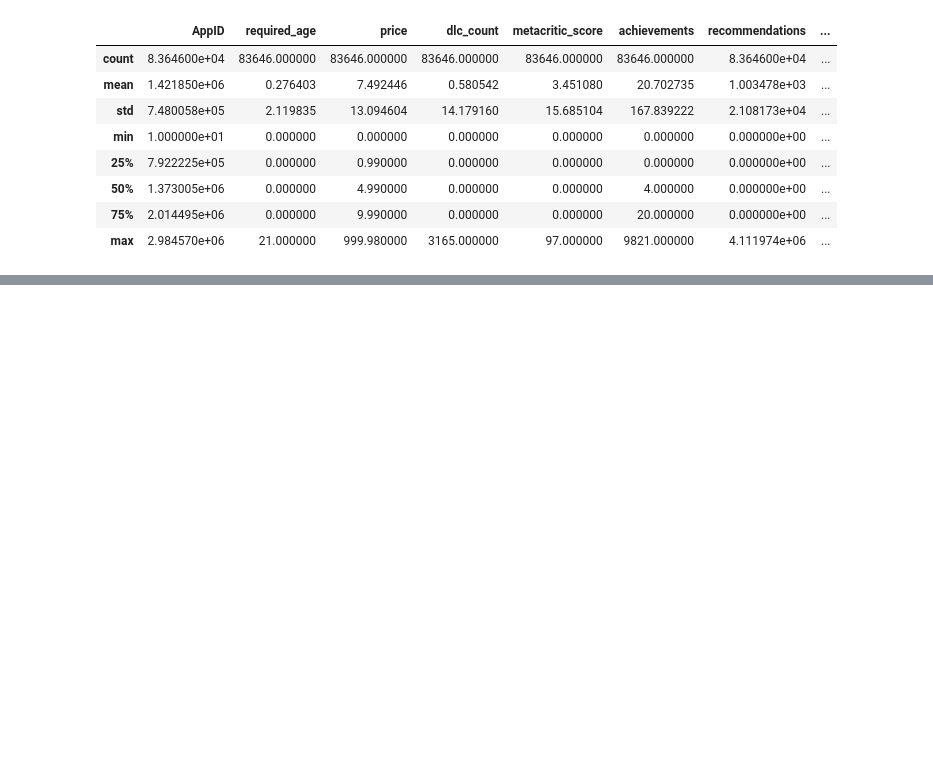
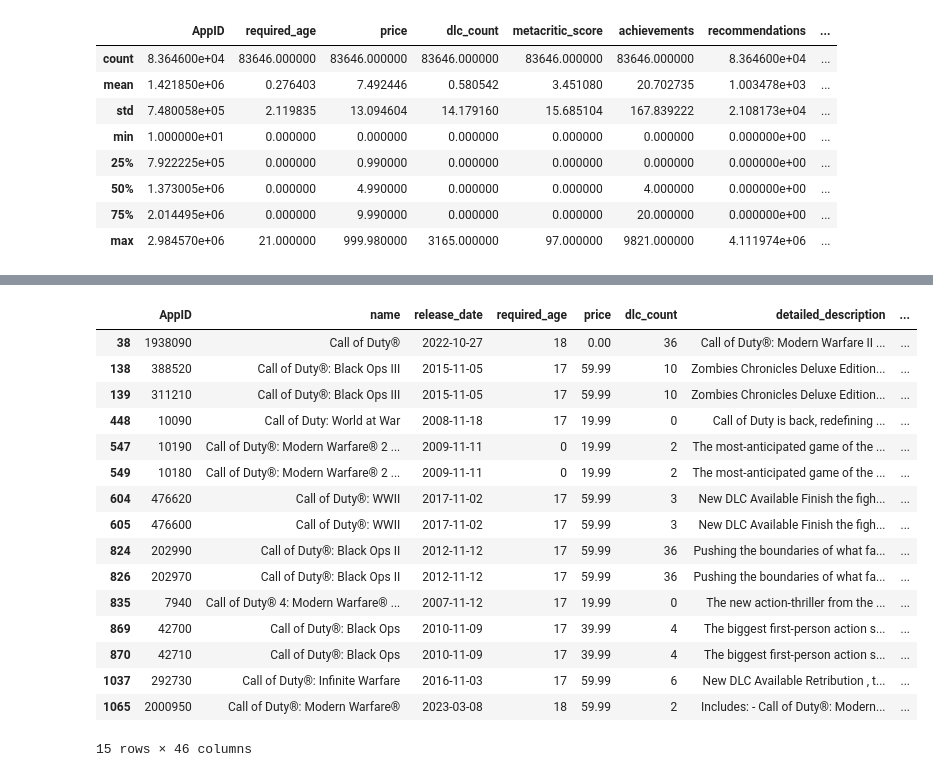
Before and after one commit to Soumyadeepbasak037/Data_Science, a Jupyter notebook: Steam2025.ipynb, the cells around one changed output, grey strips where cells are left out. Drawn from its saved outputs; the diff is of its cells as text; code cells hidden in the pictures; blank space fills up the shorter version.

```diff
--- a/Steam2025.ipynb
+++ b/Steam2025.ipynb
@@ -92,0 +109,22 @@ df.describe()
+# %%
+cod = df[df["name"].astype("string").str.contains("Call of Duty")]
+# %%
+cod.head(15)
+# %% [output]
+|  | AppID | name | release_date | required_age | price | dlc_count | detailed_description | ... |
+| 38 | 1938090 | Call of Duty® | 2022-10-27 | 18 | 0.00 | 36 | Call of Duty®: Modern Warfare II ... | ... |
+| 138 | 388520 | Call of Duty®: Black Ops III | 2015-11-05 | 17 | 59.99 | 10 | Zombies Chronicles Deluxe Edition... | ... |
+| 139 | 311210 | Call of Duty®: Black Ops III | 2015-11-05 | 17 | 59.99 | 10 | Zombies Chronicles Deluxe Edition... | ... |
+| 448 | 10090 | Call of Duty: World at War | 2008-11-18 | 17 | 19.99 | 0 | Call of Duty is back, redefining ... | ... |
+| 547 | 10190 | Call of Duty®: Modern Warfare® 2 ... | 2009-11-11 | 0 | 19.99 | 2 | The most-anticipated game of the ... | ... |
+| 549 | 10180 | Call of Duty®: Modern Warfare® 2 ... | 2009-11-11 | 0 | 19.99 | 2 | The most-anticipated game of the ... | ... |
+| 604 | 476620 | Call of Duty®: WWII | 2017-11-02 | 17 | 59.99 | 3 | New DLC Available Finish the figh... | ... |
+| 605 | 476600 | Call of Duty®: WWII | 2017-11-02 | 17 | 59.99 | 3 | New DLC Available Finish the figh... | ... |
+| 824 | 202990 | Call of Duty®: Black Ops II | 2012-11-12 | 17 | 59.99 | 36 | Pushing the boundaries of what fa... | ... |
+| 826 | 202970 | Call of Duty®: Black Ops II | 2012-11-12 | 17 | 59.99 | 36 | Pushing the boundaries of what fa... | ... |
+| 835 | 7940 | Call of Duty® 4: Modern Warfare® ... | 2007-11-12 | 17 | 19.99 | 0 | The new action-thriller from the ... | ... |
+| 869 | 42700 | Call of Duty®: Black Ops | 2010-11-09 | 17 | 39.99 | 4 | The biggest first-person action s... | ... |
+| 870 | 42710 | Call of Duty®: Black Ops | 2010-11-09 | 17 | 39.99 | 4 | The biggest first-person action s... | ... |
+| 1037 | 292730 | Call of Duty®: Infinite Warfare | 2016-11-03 | 17 | 59.99 | 6 | New DLC Available Retribution , t... | ... |
+| 1065 | 2000950 | Call of Duty®: Modern Warfare® | 2023-03-08 | 18 | 59.99 | 2 | Includes: - Call of Duty®: Modern... | ... |
+15 rows × 46 columns
```
Also changed, not shown: parts of 2 cells of this notebook, 2 other files.
